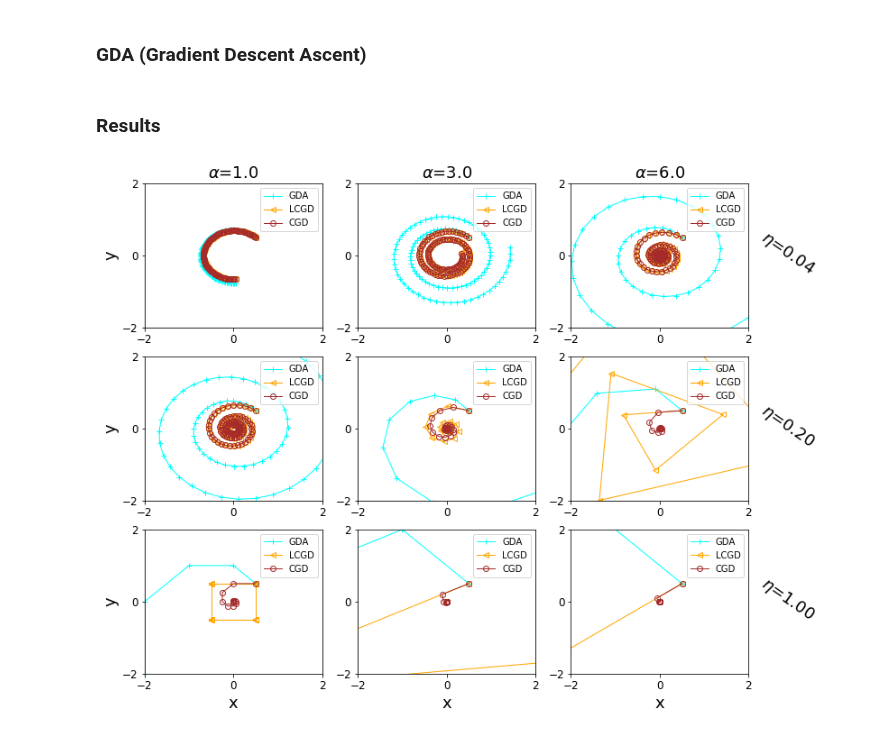
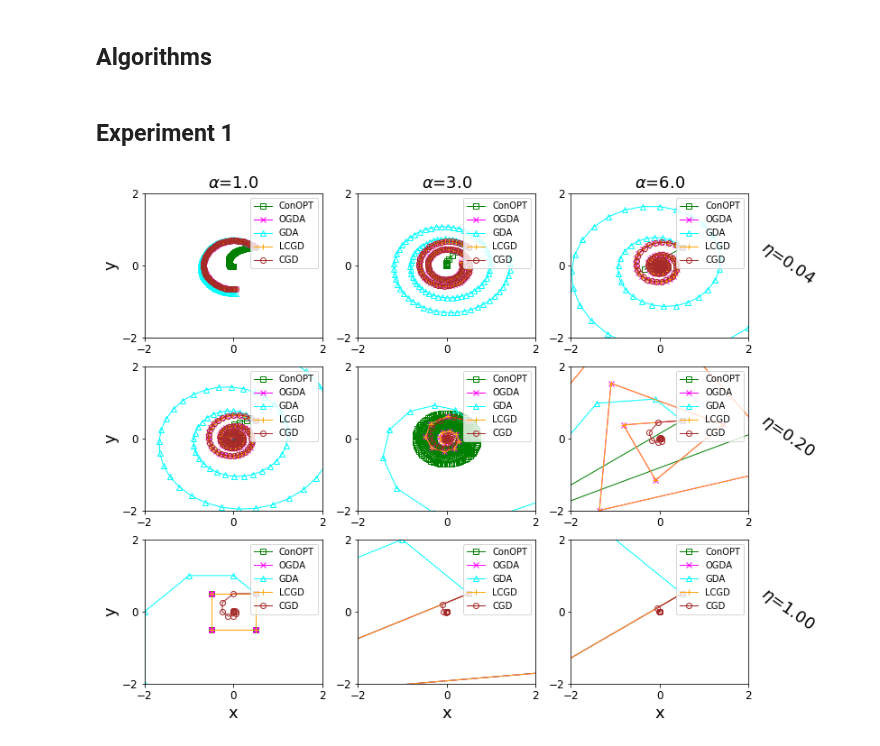
Before and after one commit to julienroyd/competitive_gradient_descent, a Jupyter notebook: notebooks/experiment1.ipynb, the cells around one changed output. Cells and saved outputs as stored; diff of their text form; code cells hidden in the pictures.

Commit message:
Experiments1-2: Updated the notebooks. Experiment 1 and 2 are done now and reproduce the paper's results.

```diff
--- a/notebooks/experiment1.ipynb
+++ b/notebooks/experiment1.ipynb
@@ -10,21 +8,5 @@ import itertools
-# %%
-def f(x, y, alpha):
-    return alpha * x * y
-
-
-def g(x, y, alpha):
-    return - alpha * x * y
-
-x_init = 0.5
-y_init = 0.5
-
-alphas = [1., 3., 6.]
-learning_rates = [0.04, 0.2, 1.]
-experiments = list(itertools.product(alphas, learning_rates))
-
-n_updates = 100
-# %% [markdown]
-### GDA (Gradient Descent Ascent)
+# %% [markdown]
+## Algorithms
 # %%
 # GDA
 
@@ -65,52 +134,55 @@ def LCGD_step(x, y, out_f, out_g, eta):
-# %% [markdown]
-### Results
+# %% [markdown]
+## Experiment 1
 # %%
-# Execution loops
+def f1(x, y, alpha):
+    return alpha * x * y
 
-alg_names = ['GDA', 'LCGD', 'CGD']
-alg_updates = [GDA_step, LCGD_step, CGD_step]
-colors = ['cyan', 'orange', 'brown']
-markers = ['+', '<', 'o']
 
-recorder = {alg_name: {f'alpha={alpha:.1f}, lr={lr:.2f}': [[x_init, y_init]] for alpha, lr in experiments} for alg_name in alg_names}
-for alg_name, alg_update in zip(alg_names, alg_updates):
-    for (alpha, lr) in experiments:
+def g1(*f_args):
+    return - f1(*f_args)
 
-        x = torch.tensor([x_init], requires_grad=True)
-        y = torch.tensor([y_init], requires_grad=True)
+x_init = 0.5
+y_init = 0.5
 
-        for i in range(n_updates):
-            step_x, step_y = alg_update(x=x, y=y, out_f=f(x, y, alpha), out_g=g(x, y, alpha), eta=lr)
-            x = x - lr * step_x
-            y = y - lr * step_y
+alphas = [1., 3., 6.]
+learning_rates = [0.04, 0.2, 1.]
+experiments = list(itertools.product(alphas, learning_rates))
 
-            recorder[alg_name][f'alpha={alpha:.1f}, lr={lr:.2f}'].append([x, y])
+n_updates = 100
+
+alg_names = ['ConOPT', 'OGDA', 'GDA', 'LCGD', 'CGD']
+alg_updates = [ConOPT_step, OGDA_step, GDA_step, LCGD_step, CGD_step]
+colors = ['green', 'magenta', 'cyan', 'orange', 'brown']
+markers = ['s', 'x', '^', '+', 'o']
+
+recorder = run_experiment(alg_names, alg_updates, experiments, x_init, y_init, f1, g1, n_updates)
 
 # Plotting
 
 fig, axes = plt.subplots(3, 3, figsize=(12, 10))
 for (j,i), (alpha, lr) in zip(itertools.product(range(3), range(3)), experiments):
 
     for alg_name, color, marker in zip(alg_names, colors, markers):
         x_s, y_s = np.array(recorder[alg_name][f'alpha={alpha:.1f}, lr={lr:.2f}']).T
         axes[i,j].plot(x_s, y_s, marker=marker, color=color, fillstyle='none', linewidth=1, label=alg_name)
 
     if i == 0:
         axes[i, j].set_title(rf'$\alpha$={alpha:.1f}', fontsize=18)
     if j == 2:
         axes[i, j].text(s=rf'$\eta$={lr:.2f}', rotation=-35, x=2.2, y=-0.5, fontsize=18)
     if i == 2:
         axes[i, j].set_xlabel('x', fontsize=18)
     if j == 0:
         axes[i, j].set_ylabel('y', fontsize=18)
     axes[i, j].set_xlim(-2, 2)
     axes[i, j].set_ylim(-2, 2)
     axes[i, j].tick_params(axis='both', which='major', labelsize=12)
     axes[i, j].locator_params('x', nbins=3)
     axes[i, j].locator_params('y', nbins=3)
     axes[i, j].legend(loc='upper right')
 
 plt.show()
 fig.savefig(f'experiment1.png')
+plt.close(fig)
 # %% [output]
-[figure, old version]
+[figure, new version]
```
Also changed, not shown: parts of 4 cells of this notebook, 2 other files.
